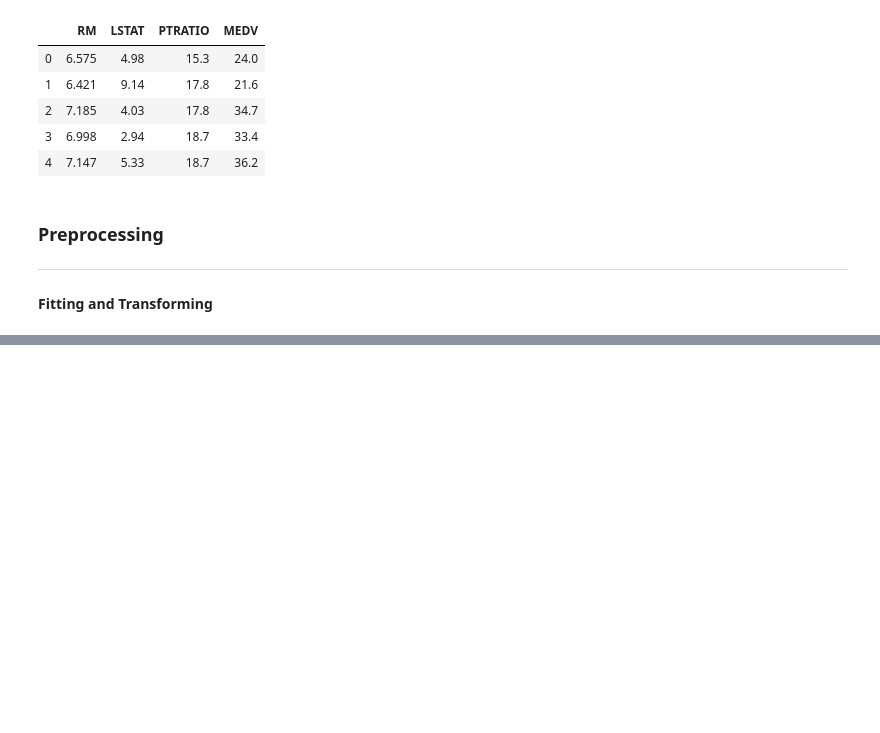
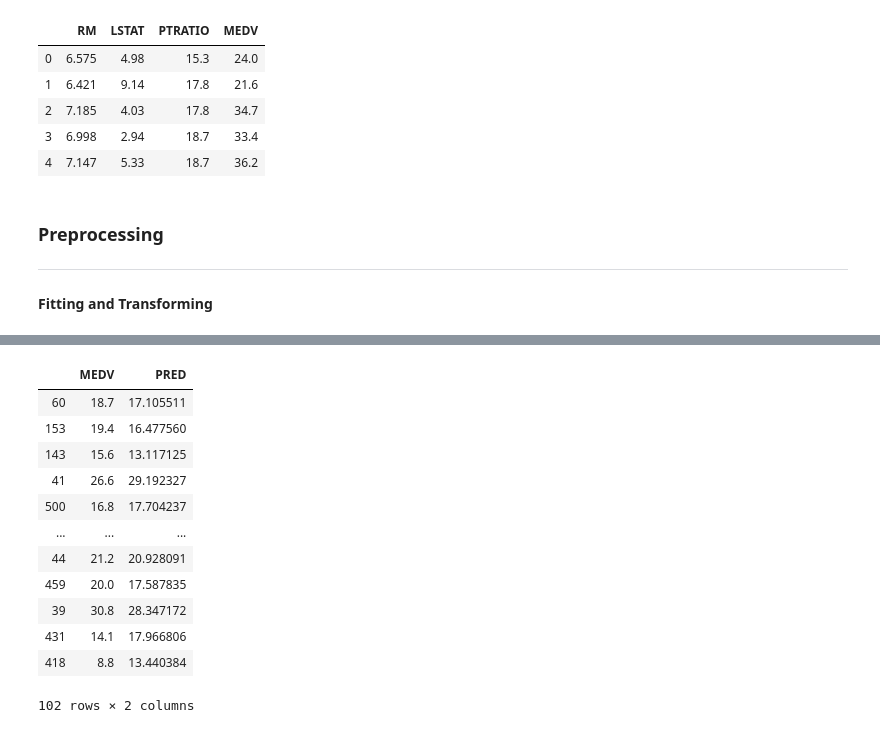
Before and after one commit to rhiggins2308/ML_Stats_Assessment2019, a Jupyter notebook: A Statistical Analysis of the Boston House Prices Dataset.ipynb, the cells around one changed output, grey strips where cells are left out. Cells and saved outputs as stored; diff of their text form; code cells hidden in the pictures; blank space fills up the shorter version.

Commit message:
correcting test output values

```diff
--- a/A Statistical Analysis of the Boston House Prices Dataset.ipynb
+++ b/A Statistical Analysis of the Boston House Prices Dataset.ipynb
@@ -384,0 +387,2 @@ output = df['MEDV']
+# %%
+scaler.fit_transform(inputs, output)
@@ -413,5 +419,5 @@ m.compile(loss ='mean_absolute_error', optimizer ='adam', metrics = ['accuracy']
 # %%
 # train the model
 # inputs, outputs, no. of runs, and batch size per run
-m.fit(inputs_train, output_train, epochs = 300, batch_size=50)
+m.fit(inputs_train, output_train, epochs = 50, batch_size=50)
 # %% [output]
@@ -435,4 +441,5 @@ Epoch 300/300
 <keras.callbacks.callbacks.History at 0x...>
 # %%
 # run each x-value through the neural network
-predictions = m.predict(pca.transform(inputs_test))
+scaler.fit_transform(inputs_test, output_test)
+predictions = m.predict(inputs_test)
@@ -497,0 +466,18 @@ pred_df
+# %%
+dfo['PRED'] = predictions
+# %%
+dfo
+# %% [output]
+|  | MEDV | PRED |
+| 60 | 18.7 | 17.105511 |
+| 153 | 19.4 | 16.477560 |
+| 143 | 15.6 | 13.117125 |
+| 41 | 26.6 | 29.192327 |
+| 500 | 16.8 | 17.704237 |
+| ... | ... | ... |
+| 44 | 21.2 | 20.928091 |
+| 459 | 20.0 | 17.587835 |
+| 39 | 30.8 | 28.347172 |
+| 431 | 14.1 | 17.966806 |
+| 418 | 8.8 | 13.440384 |
+102 rows × 2 columns
```
Also changed, not shown: parts of 12 cells of this notebook.
